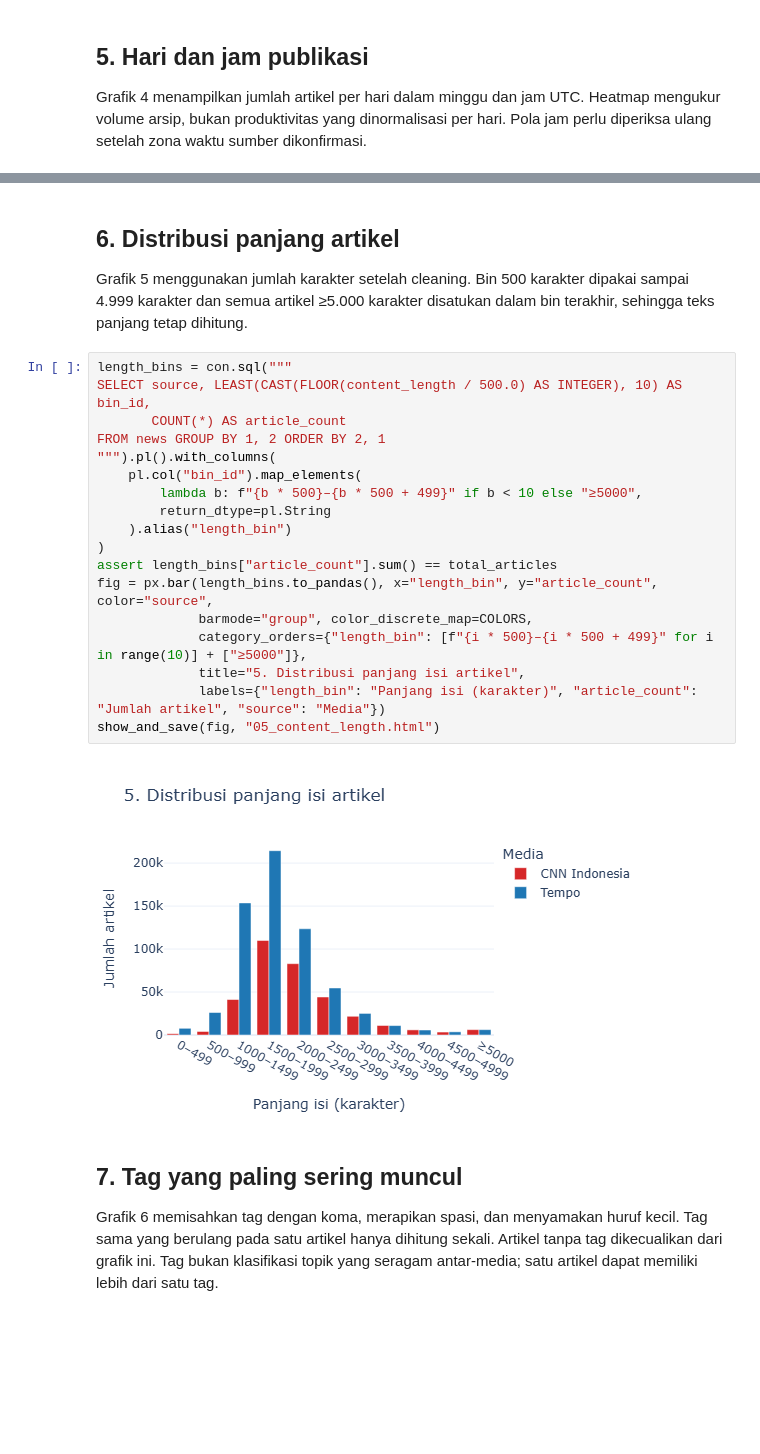
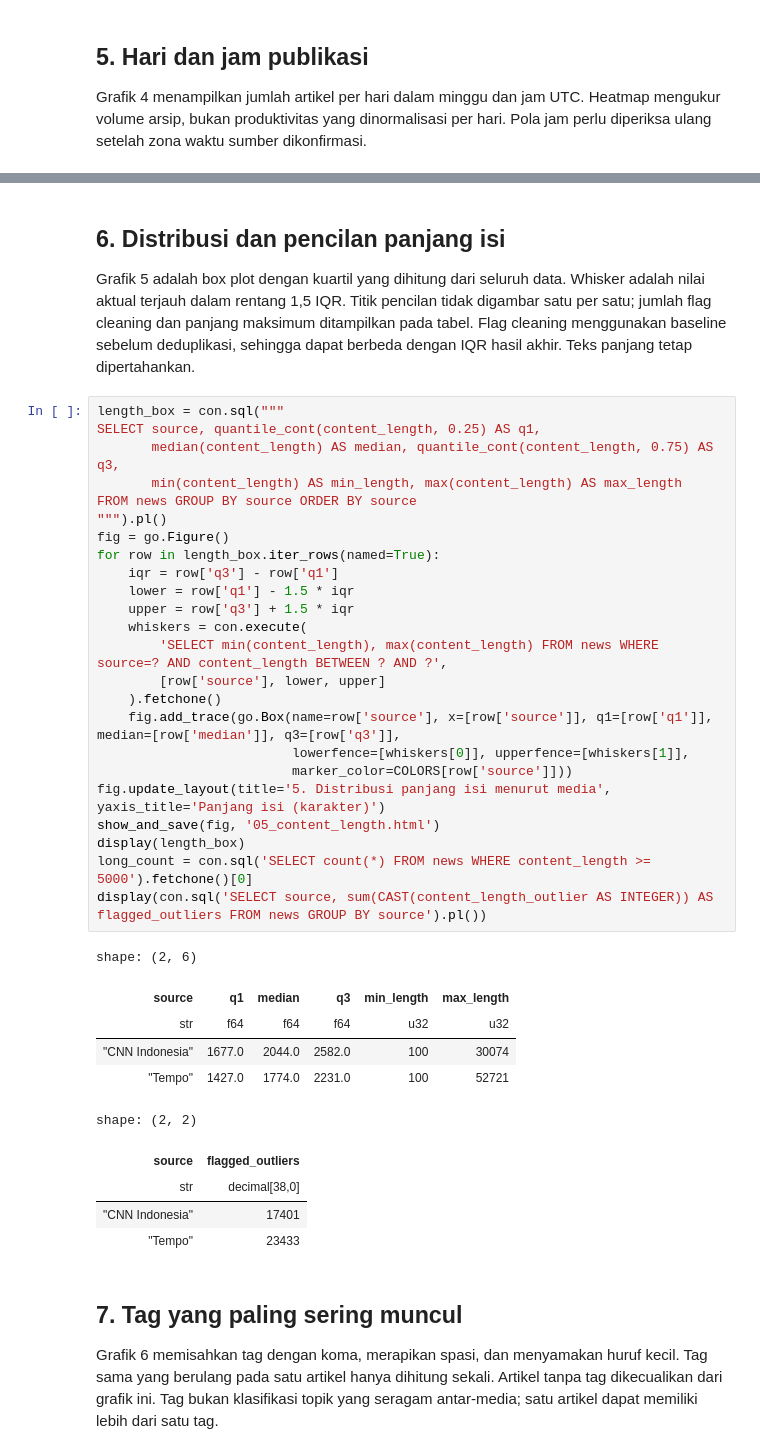
Before and after one commit to Falz4i/tugas1-abd-2026, a Jupyter notebook: notebooks/03_eda_and_insights.ipynb, the cells around one changed output, grey strips where cells are left out. Saved outputs shown, nothing was run; the diff lists cells and outputs as text; blank space fills up the shorter version.

```diff
--- a/notebooks/03_eda_and_insights.ipynb
+++ b/notebooks/03_eda_and_insights.ipynb
@@ -156,27 +164,42 @@ show_and_save(fig, "04_weekday_hour.html")
 # %% [markdown]
-## 6. Distribusi panjang artikel
+## 6. Distribusi dan pencilan panjang isi
 
-Grafik 5 menggunakan jumlah karakter setelah cleaning. Bin 500 karakter dipakai sampai 4.999 karakter dan semua artikel ≥5.000 karakter disatukan dalam bin terakhir, sehingga teks panjang tetap dihitung.
+Grafik 5 adalah box plot dengan kuartil yang dihitung dari seluruh data. Whisker adalah nilai aktual terjauh dalam rentang 1,5 IQR. Titik pencilan tidak digambar satu per satu; jumlah flag cleaning dan panjang maksimum ditampilkan pada tabel. Flag cleaning menggunakan baseline sebelum deduplikasi, sehingga dapat berbeda dengan IQR hasil akhir. Teks panjang tetap dipertahankan.
 # %%
-length_bins = con.sql("""
-SELECT source, LEAST(CAST(FLOOR(content_length / 500.0) AS INTEGER), 10) AS bin_id,
-       COUNT(*) AS article_count
-FROM news GROUP BY 1, 2 ORDER BY 2, 1
-""").pl().with_columns(
-    pl.col("bin_id").map_elements(
-        lambda b: f"{b * 500}–{b * 500 + 499}" if b < 10 else "≥5000",
-        return_dtype=pl.String
-    ).alias("length_bin")
-)
-assert length_bins["article_count"].sum() == total_articles
-fig = px.bar(length_bins.to_pandas(), x="length_bin", y="article_count", color="source",
-             barmode="group", color_discrete_map=COLORS,
-             category_orders={"length_bin": [f"{i * 500}–{i * 500 + 499}" for i in range(10)] + ["≥5000"]},
-             title="5. Distribusi panjang isi artikel",
-             labels={"length_bin": "Panjang isi (karakter)", "article_count": "Jumlah artikel", "source": "Media"})
-show_and_save(fig, "05_content_length.html")
+length_box = con.sql("""
+SELECT source, quantile_cont(content_length, 0.25) AS q1,
+       median(content_length) AS median, quantile_cont(content_length, 0.75) AS q3,
+       min(content_length) AS min_length, max(content_length) AS max_length
+FROM news GROUP BY source ORDER BY source
+""").pl()
+fig = go.Figure()
+for row in length_box.iter_rows(named=True):
+    iqr = row['q3'] - row['q1']
+    lower = row['q1'] - 1.5 * iqr
+    upper = row['q3'] + 1.5 * iqr
+    whiskers = con.execute(
+        'SELECT min(content_length), max(content_length) FROM news WHERE source=? AND content_length BETWEEN ? AND ?',
+        [row['source'], lower, upper]
+    ).fetchone()
+    fig.add_trace(go.Box(name=row['source'], x=[row['source']], q1=[row['q1']], median=[row['median']], q3=[row['q3']],
+                         lowerfence=[whiskers[0]], upperfence=[whiskers[1]],
+                         marker_color=COLORS[row['source']]))
+fig.update_layout(title='5. Distribusi panjang isi menurut media', yaxis_title='Panjang isi (karakter)')
+show_and_save(fig, '05_content_length.html')
+display(length_box)
+long_count = con.sql('SELECT count(*) FROM news WHERE content_length >= 5000').fetchone()[0]
+display(con.sql('SELECT source, sum(CAST(content_length_outlier AS INTEGER)) AS flagged_outliers FROM news GROUP BY source').pl())
 # %% [output]
-[figure, removed]
+shape: (2, 6)
+| source | q1 | median | q3 | min_length | max_length |
+| str | f64 | f64 | f64 | u32 | u32 |
+| "CNN Indonesia" | 1677.0 | 2044.0 | 2582.0 | 100 | 30074 |
+| "Tempo" | 1427.0 | 1774.0 | 2231.0 | 100 | 52721 |
+shape: (2, 2)
+| source | flagged_outliers |
+| str | decimal[38,0] |
+| "CNN Indonesia" | 17401 |
+| "Tempo" | 23433 |
 # %% [markdown]
 ## 7. Tag yang paling sering muncul
 
```
Also changed, not shown: parts of 19 cells of this notebook, 5 other files.
